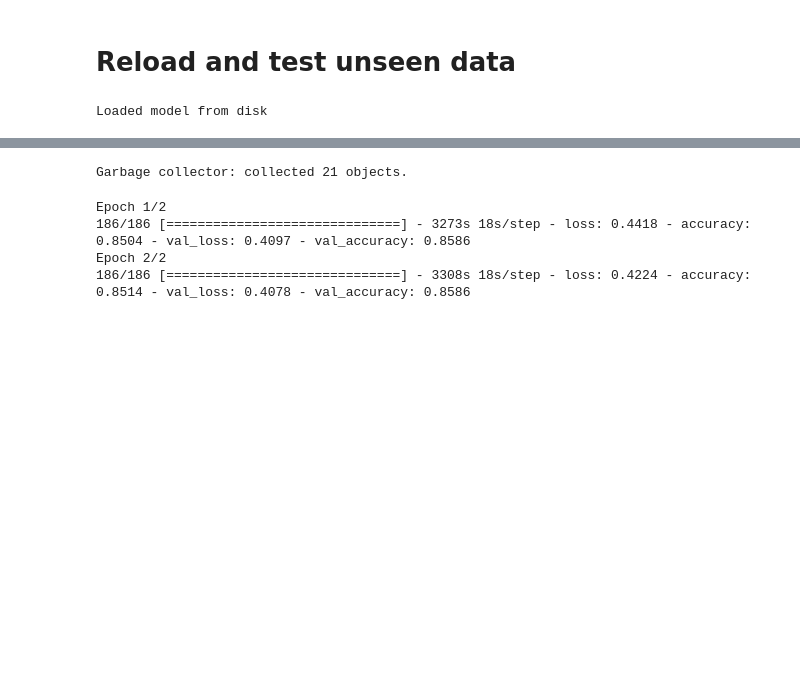
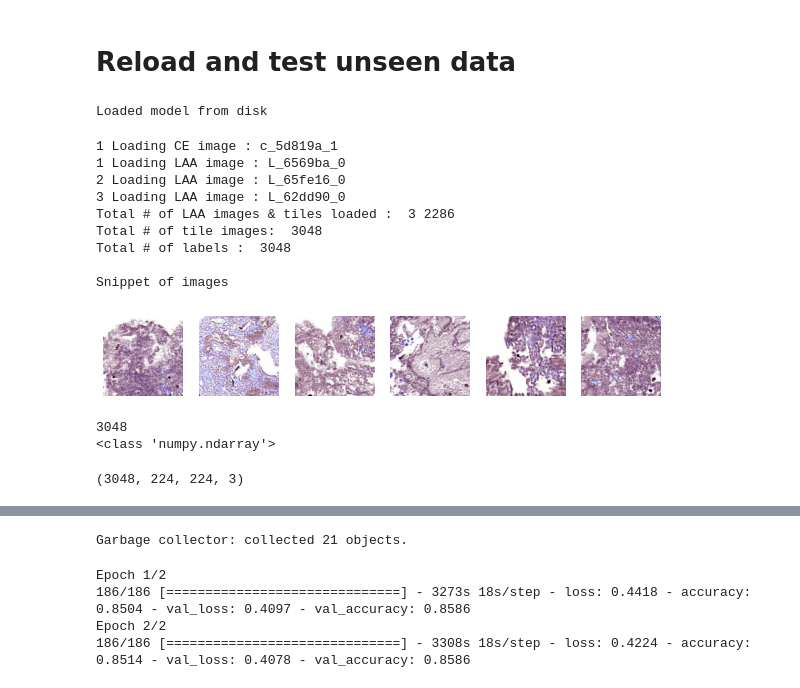
Before and after one commit to dingowhiz/Data_Analytics_ML, a Jupyter notebook: mayo_cnn_9Layer.ipynb, the cells around one changed output, grey strips where cells are left out. Drawn from its saved outputs; the diff is of its cells as text; code cells hidden in the pictures; blank space fills up the shorter version.

```diff
--- a/mayo_cnn_9Layer.ipynb
+++ b/mayo_cnn_9Layer.ipynb
@@ -697,3 +677,83 @@ loaded_model.load_weights("/content/drive/MyDrive/Mayo/Model_Weights/mix_cnn.h5"
 print("Loaded model from disk")
 # %% [output]
 Loaded model from disk
+# %%
+# Preprocess test images and prepare training dataset
+from tqdm.notebook import tqdm_notebook
+
+test_path = '/content/drive/MyDrive/Mayo/test(unseen)/'
+fea = []
+label = []
+cnt = 0
+cnt_LAA = 0
+CE_fea_tile = 0
+LAA_fea_tile = 0
+os.chdir(test_path)
+test_dir_CE = os.listdir()
+
+for ele in tqdm(test_dir_CE[6:10], desc = 'CE image loading in progress ...'):
+  if ele[0] == 'c':
+    cnt+=1
+    print(cnt,'Loading CE image :',ele)
+    os.chdir(test_path + ele)
+    cur_dir = os.getcwd()
+    if os.path.isdir(cur_dir):
+      os.chdir('normalized_tiles')   #<----- train with normalized tiled
+      subdir = os.listdir()
+      for s in subdir:
+            CE_fea_tile+=1
+            img = cv2.imread(s)
+            img = cv2.resize(img,(224,224))
+            #img, mask = mask_filter(np.array(img))
+            #img = remove_bkgd(img, mask)
+            fea.append(img)
+            del img
+            label.append('CE')
+  elif ele[0] == 'L':
+    cnt_LAA +=1
+    print(cnt_LAA,'Loading LAA image :',ele)
+    os.chdir(test_path + ele)
+    cur_dir_laa = os.getcwd()
+    if os.path.isdir(cur_dir_laa):
+      os.chdir('normalized_tiles')
+      subdir_laa = os.listdir()
+      for s_laa in subdir_laa:
+            LAA_fea_tile+=1
+            img_laa = cv2.imread(s_laa)
+            img_laa = cv2.resize(img_laa,(224,224))      #<=== resize image to 224x224 pixels
+            #img_laa, mask = mask_filter(np.array(img_laa))
+            #img_laa = remove_bkgd(img_laa, mask)
+            fea.append(img_laa)
+            del img_laa
+            label.append('LAA')
+
+print('Total # of LAA images & tiles loaded : ', cnt_LAA, LAA_fea_tile)
+
+print('Total # of tile images: ', len(fea))
+print('Total # of labels : ', len(label),'\n')
+print('Snippet of images')
+plt.figure(figsize=(10, 10))
+for i in range(6):
+      plt.subplot(1, 6, i+1)
+      plt.imshow(fea[i], cmap="gray")
+      plt.axis('off')
+plt.show()
+# %% [output]
+1 Loading CE image : c_5d819a_1
+1 Loading LAA image : L_6569ba_0
+2 Loading LAA image : L_65fe16_0
+3 Loading LAA image : L_62dd90_0
+Total # of LAA images & tiles loaded :  3 2286
+Total # of tile images:  3048
+Total # of labels :  3048
+
+Snippet of images
+[figure, added]
+# %%
+print(len(fea))
+print(type(fea[0]))
+np.array(fea).shape
+# %% [output]
+3048
+<class 'numpy.ndarray'>
+(3048, 224, 224, 3)
```
Also changed, not shown: parts of 14 cells of this notebook.
